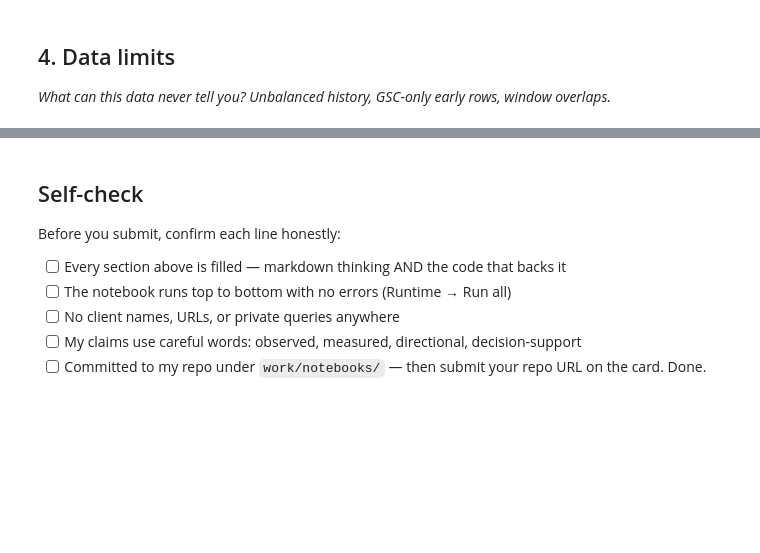
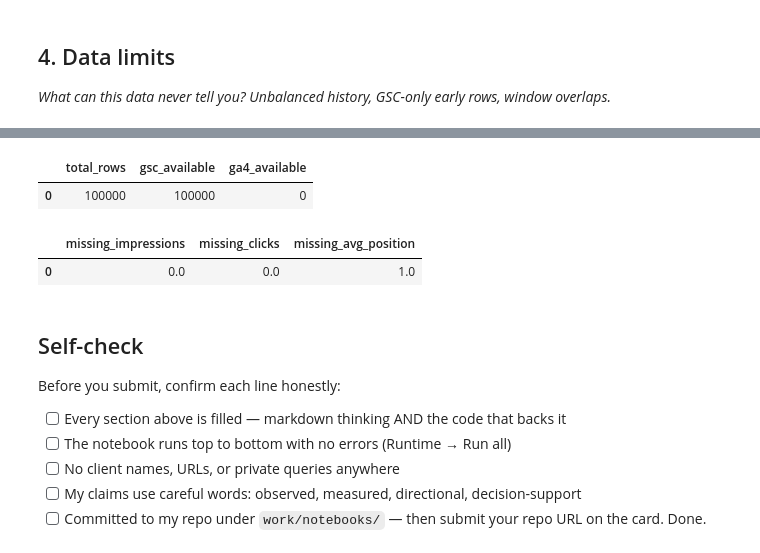
Before and after one commit to Shreyansh-Sri/Flyrank-ML-Internship, a Jupyter notebook: work/notebooks/w03_data_contract.ipynb, the cells around one changed output, grey strips where cells are left out. Cells and saved outputs as stored; diff of their text form; code cells hidden in the pictures; blank space fills up the shorter version.

```diff
--- a/work/notebooks/w03_data_contract.ipynb
+++ b/work/notebooks/w03_data_contract.ipynb
@@ -37,3 +204,25 @@ This skeleton is yours to fill. Work the sections **in order** — each one has
+# %%
+duckdb.sql("""
+SELECT
+    COUNT(*) AS total_rows,
+    COUNT(*) FILTER (WHERE gsc_data_available IS TRUE) AS gsc_available,
+    COUNT(*) FILTER (WHERE ga4_data_available IS TRUE) AS ga4_available
+FROM page_daily
+""").df()
+# %% [output]
+|  | total_rows | gsc_available | ga4_available |
+| 0 | 100000 | 100000 | 0 |
+# %%
+duckdb.sql("""
+SELECT
+    SUM(CASE WHEN gsc_impressions IS NULL THEN 1 ELSE 0 END) AS missing_impressions,
+    SUM(CASE WHEN gsc_clicks IS NULL THEN 1 ELSE 0 END) AS missing_clicks,
+    SUM(CASE WHEN gsc_avg_position IS NULL THEN 1 ELSE 0 END) AS missing_avg_position
+FROM page_daily
+""").df()
+# %% [output]
+|  | missing_impressions | missing_clicks | missing_avg_position |
+| 0 | 0.0 | 0.0 | 1.0 |
 # %% [markdown]
 ## Self-check
 
```
Also changed, not shown: parts of 18 cells of this notebook.
